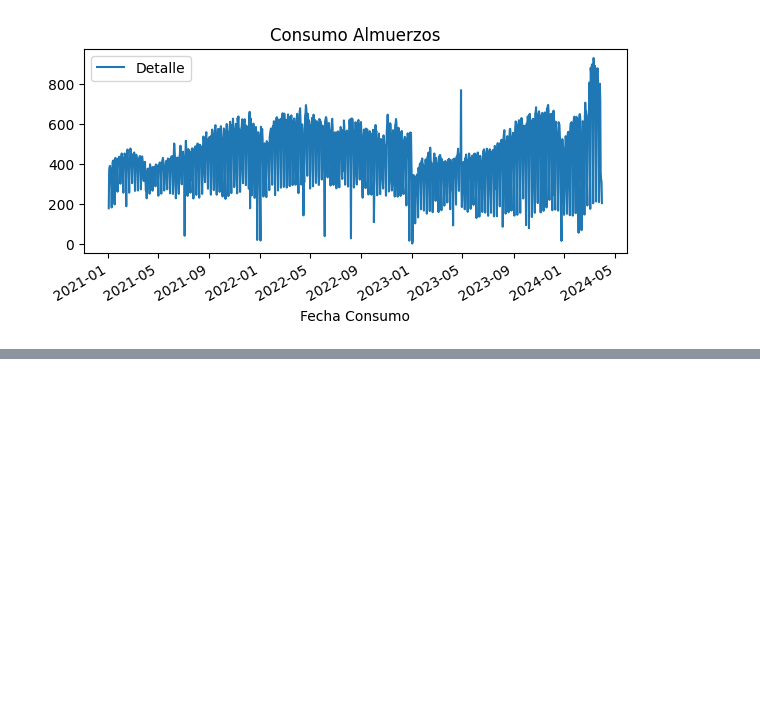
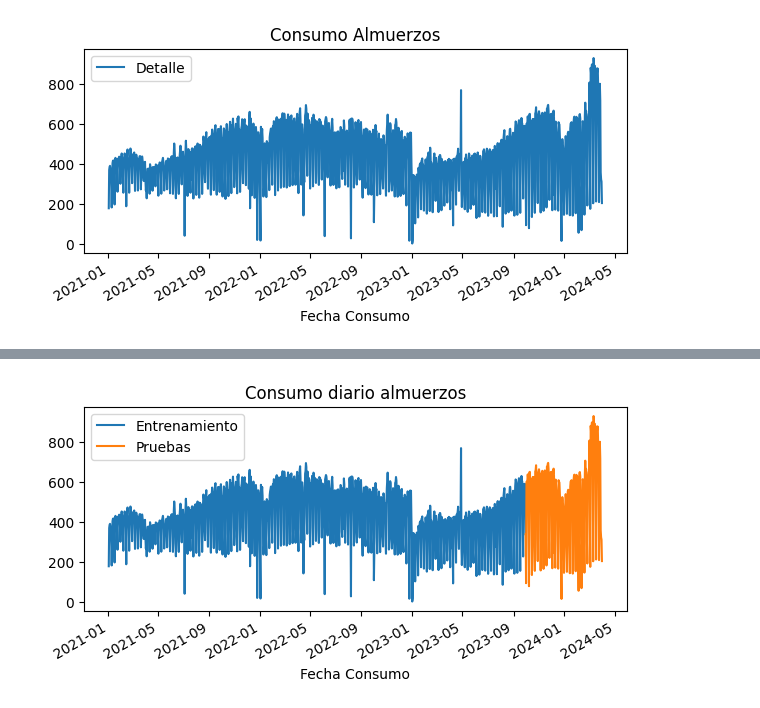
Before and after one commit to A01793509/Equipo_44, a Jupyter notebook: Avance3_44.ipynb, the cells around one changed output, grey strips where cells are left out. Cells and saved outputs as stored; diff of their text form; code cells hidden in the pictures; blank space fills up the shorter version.

```diff
--- a/Avance3_44.ipynb
+++ b/Avance3_44.ipynb
@@ -405,0 +187,8 @@ ax.legend();
+# %%
+#Establecemos un indice para nuestro conjunto de datos, esto nos servirá para generar la serie de tiempo
+#con la que realizaremos las predicciones más adelante
+dfBaseLine = dfCasinoAlmuerzosCodificado[['Fecha Consumo', 'Detalle']]
+dfBaseLine['Fecha Consumo'] = pd.to_datetime(dfBaseLine['Fecha Consumo'], format='%Y-%m-%d')
+dfBaseLine = dfBaseLine.set_index('Fecha Consumo')
+#Visualizamos los primeros 5 registros del dataframe
+dfBaseLine.head(5)
@@ -405,0 +208,19 @@ ax.legend();
+# %%
+#Ejecutamos el split de los datos para generar los datasets de entrenamiento y pruebas.
+dfCasinoAlmuerzosCodificado = dfBaseLine
+#Definimos rangos de fechas para el conjunto de entrenamiento con el fin de garantizar
+#un orden cronológico en los datos a utilizar.
+#Entrenamiento: desde 2021-01-03 hasta 2023-09-30
+#Pruebas: desde 2023-09-30 hasta 2024-03-31
+Limite_Train = '2023-09-30'
+#Imprimimos los límites para validar la correcta segmentación de los datos.
+print(
+    f"Fechas conjunto entrenamiento: {dfCasinoAlmuerzosCodificado.index.min()} --- {dfCasinoAlmuerzosCodificado.loc[:Limite_Train].index.max()}  "
+    f"(n={len(dfCasinoAlmuerzosCodificado.loc[:Limite_Train])})"
+)
+print(
+    f"Fechas conjunto pruebas: {dfCasinoAlmuerzosCodificado.loc[Limite_Train:].index.min()} --- {dfCasinoAlmuerzosCodificado.loc[:].index.max()}  "
+    f"(n={len(dfCasinoAlmuerzosCodificado.loc[Limite_Train:])})"
+)
+dfBaseLineTrain = dfCasinoAlmuerzosCodificado.loc[:Limite_Train]
+dfBaseLineTest  = dfCasinoAlmuerzosCodificado.loc[Limite_Train:]
@@ -405,0 +230,7 @@ ax.legend();
+# %%
+#Con el fin de facilitar las predicciones del modelo, agrupamos la cantidad de almuerzos por día.
+#El objetivo es que podamos crear nuestro baseline con los datos de la variable a predecir agrupados.
+grouped_train = dfBaseLineTrain.groupby('Fecha Consumo')['Detalle'].count()
+grouped_test = dfBaseLineTest.groupby('Fecha Consumo')['Detalle'].count()
+#Imprimimos los primeros 5 registros del conjunto de entrenamiento, para validar que quedaron agrupados por día.
+grouped_train.head(5)
@@ -405,0 +245,10 @@ ax.legend();
+# %%
+#Graficamos la distribución de los almuerzos diferenciando los datos del conjunto de entrenamiento y pruebas.
+#Lo anterior respetando el orden cronológico del conjunto de datos.
+fig, ax=plt.subplots(figsize=(7, 3))
+grouped_train.plot(ax=ax, label='Entrenamiento')
+grouped_test.plot(ax=ax, label='Pruebas')
+ax.set_title('Consumo diario almuerzos')
+ax.legend();
+# %% [output]
+[figure, added]
```
Also changed, not shown: parts of 45 cells of this notebook.
